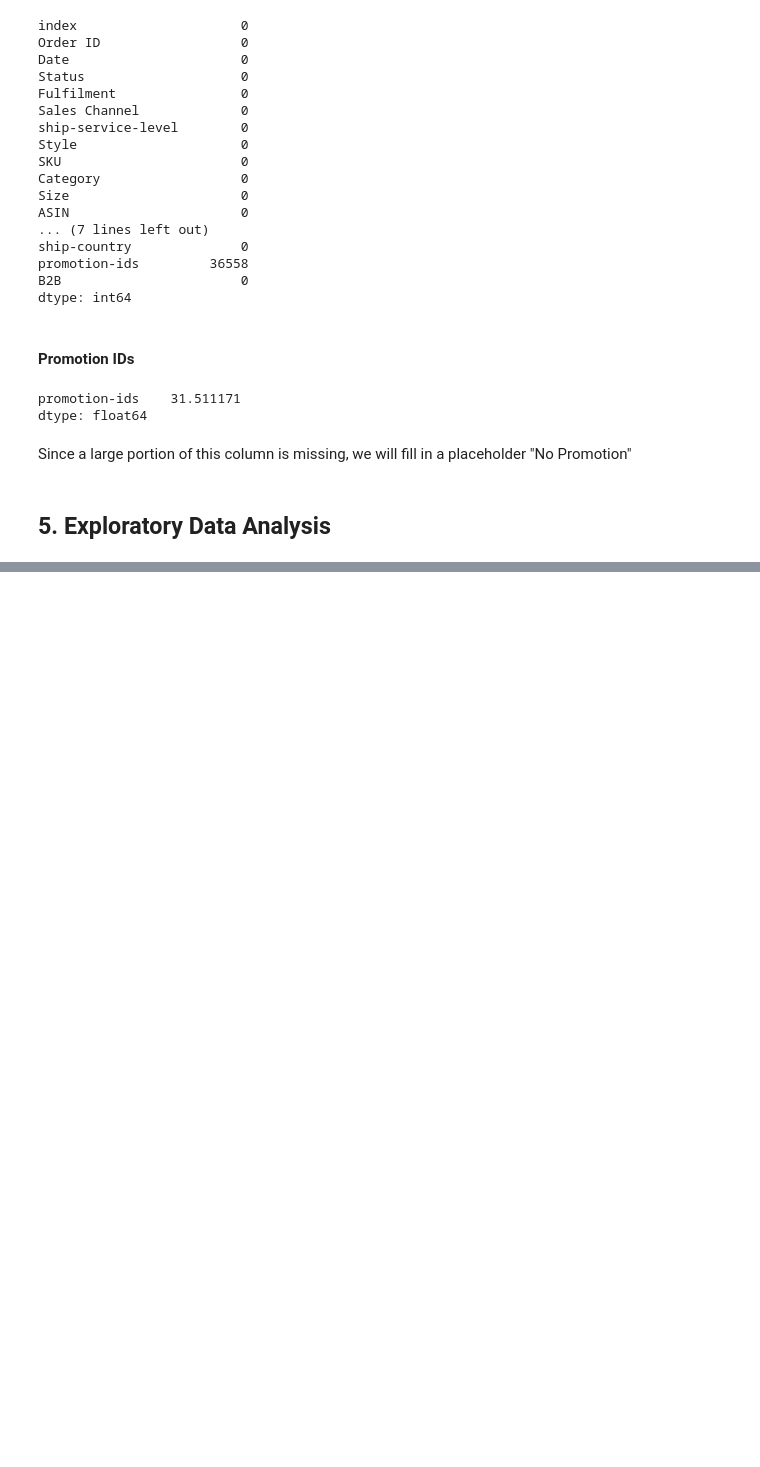
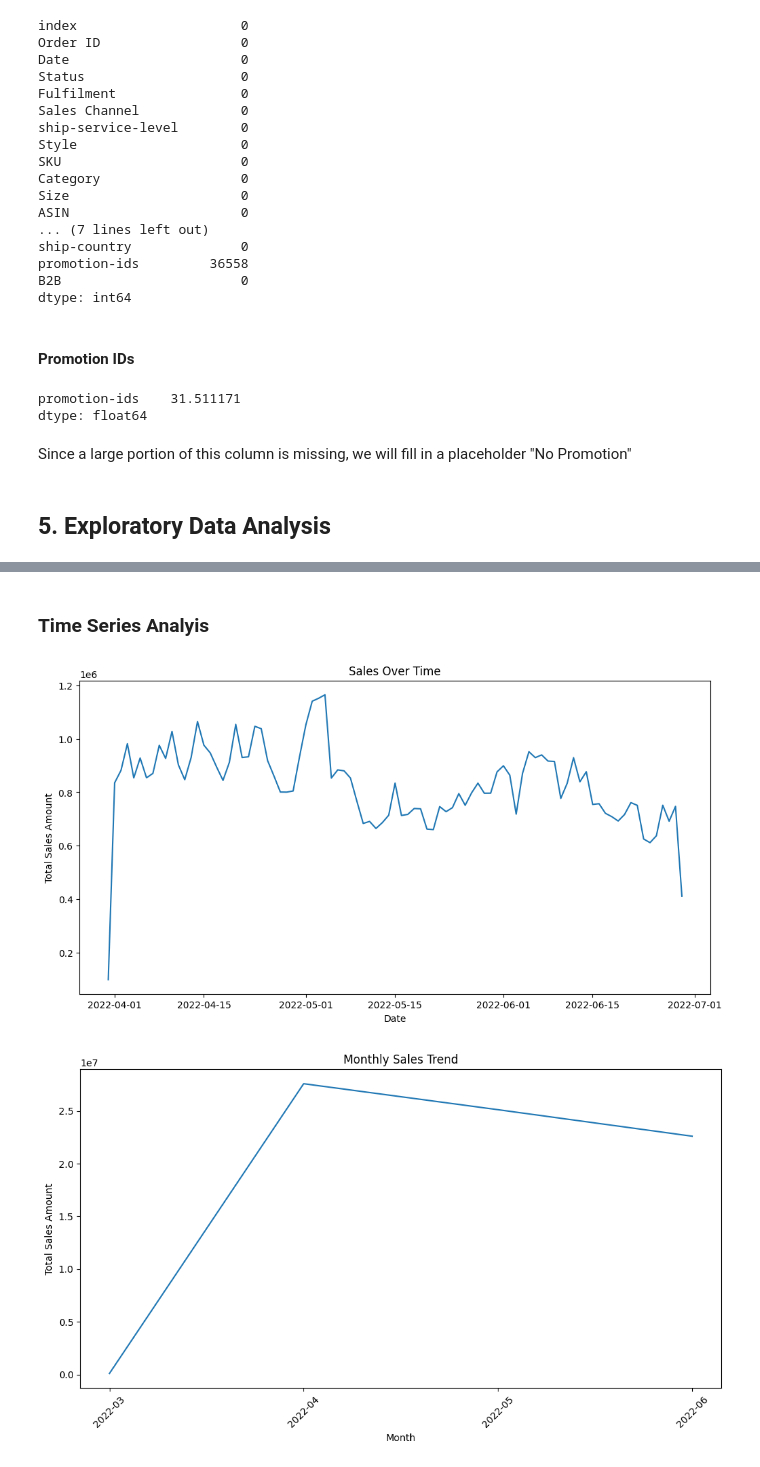
Before and after one commit to JoshuaPaul-lasisi/Retail-Sales-Analysis-, a Jupyter notebook: notebook.ipynb, the cells around one changed output, grey strips where cells are left out. Cells and saved outputs as stored; diff of their text form; code cells hidden in the pictures; blank space fills up the shorter version.

```diff
--- a/notebook.ipynb
+++ b/notebook.ipynb
@@ -307,0 +358,27 @@ sales['promotion-ids'].fillna('No Promotion', inplace=True)
+# %% [markdown]
+### Time Series Analyis
+# %%
+# Sales over time
+sales_time_series = sales.groupby('Date')['Amount'].sum().reset_index()
+
+plt.figure(figsize=(12, 6))
+plt.plot(sales_time_series['Date'], sales_time_series['Amount'])
+plt.title('Sales Over Time')
+plt.xlabel('Date')
+plt.ylabel('Total Sales Amount')
+plt.show()
+
+# Monthly sales trend
+sales['Month'] = sales['Date'].dt.to_period('M')
+monthly_sales = sales.groupby('Month')['Amount'].sum().reset_index()
+
+plt.figure(figsize=(12, 6))
+plt.plot(monthly_sales['Month'].astype(str), monthly_sales['Amount'])
+plt.title('Monthly Sales Trend')
+plt.xlabel('Month')
+plt.ylabel('Total Sales Amount')
+plt.xticks(rotation=45)
+plt.show()
+# %% [output]
+[figure, added]
+[figure, added]
```
Also changed, not shown: parts of 12 cells of this notebook.
